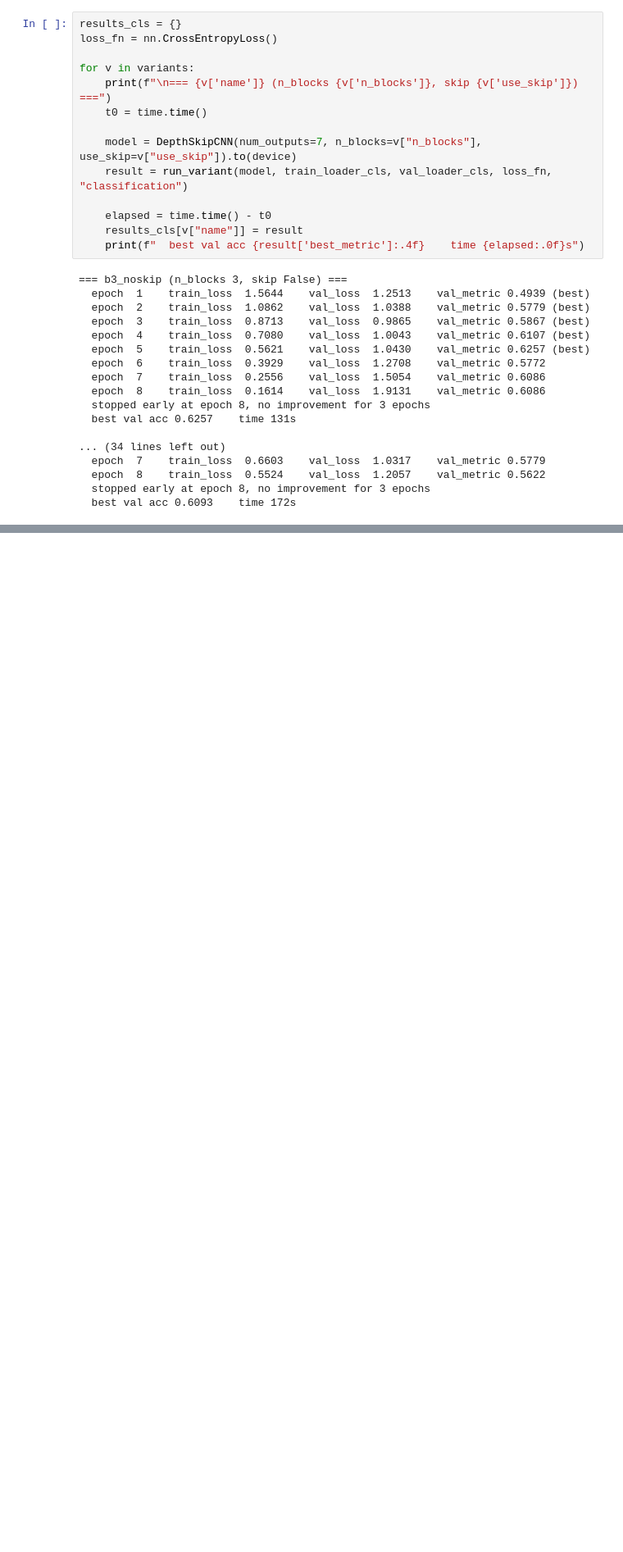
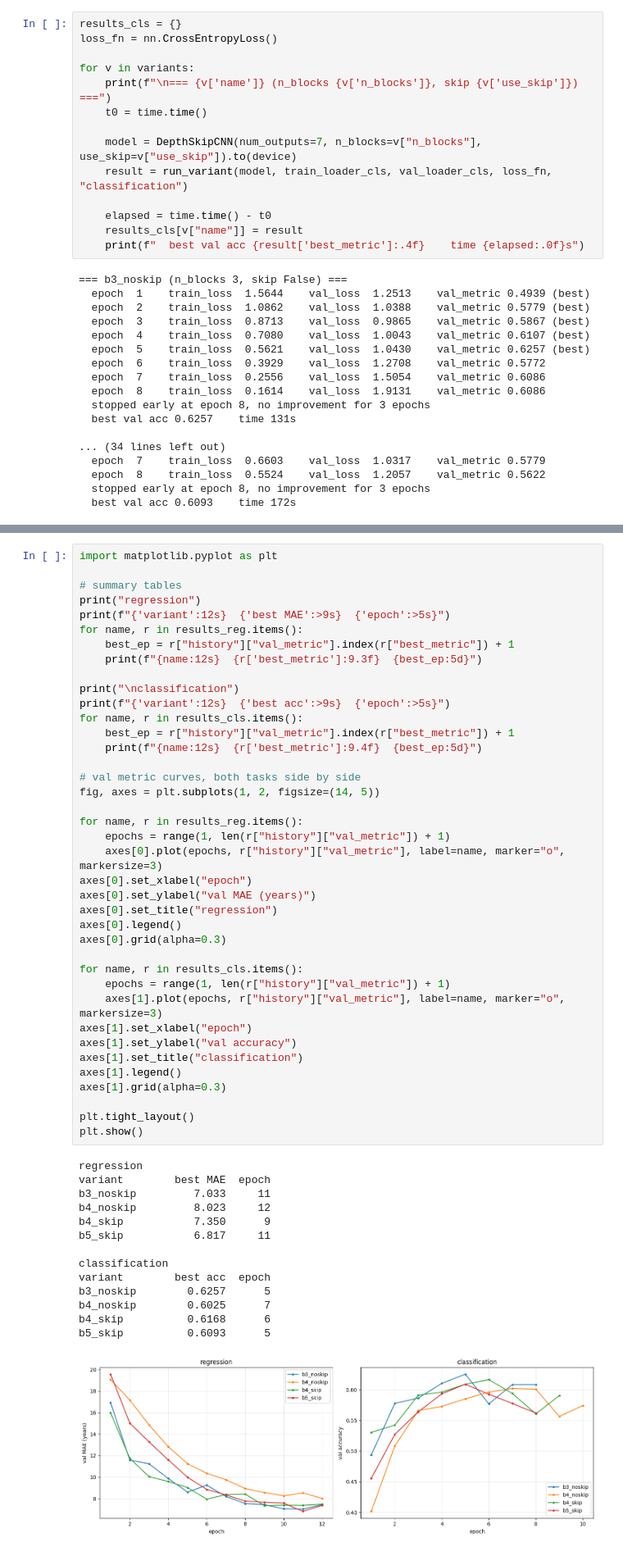
Before and after one commit to iav2002/AppliedDeepLearning, a Jupyter notebook: Part2_NetworkVariations_5.ipynb, the cells around one changed output, grey strips where cells are left out. Shown at 82% size. Saved outputs shown, nothing was run; the diff lists cells and outputs as text; blank space fills up the shorter version.

Commit message:
Plots + Saved models

```diff
--- a/Part2_NetworkVariations_5.ipynb
+++ b/Part2_NetworkVariations_5.ipynb
@@ -374,0 +377,54 @@ for v in variants:
+# %%
+import matplotlib.pyplot as plt
+
+# summary tables
+print("regression")
+print(f"{'variant':12s}  {'best MAE':>9s}  {'epoch':>5s}")
+for name, r in results_reg.items():
+    best_ep = r["history"]["val_metric"].index(r["best_metric"]) + 1
+    print(f"{name:12s}  {r['best_metric']:9.3f}  {best_ep:5d}")
+
+print("\nclassification")
+print(f"{'variant':12s}  {'best acc':>9s}  {'epoch':>5s}")
+for name, r in results_cls.items():
+    best_ep = r["history"]["val_metric"].index(r["best_metric"]) + 1
+    print(f"{name:12s}  {r['best_metric']:9.4f}  {best_ep:5d}")
+
+# val metric curves, both tasks side by side
+fig, axes = plt.subplots(1, 2, figsize=(14, 5))
+
+for name, r in results_reg.items():
+    epochs = range(1, len(r["history"]["val_metric"]) + 1)
+    axes[0].plot(epochs, r["history"]["val_metric"], label=name, marker="o", markersize=3)
+axes[0].set_xlabel("epoch")
+axes[0].set_ylabel("val MAE (years)")
+axes[0].set_title("regression")
+axes[0].legend()
+axes[0].grid(alpha=0.3)
+
+for name, r in results_cls.items():
+    epochs = range(1, len(r["history"]["val_metric"]) + 1)
+    axes[1].plot(epochs, r["history"]["val_metric"], label=name, marker="o", markersize=3)
+axes[1].set_xlabel("epoch")
+axes[1].set_ylabel("val accuracy")
+axes[1].set_title("classification")
+axes[1].legend()
+axes[1].grid(alpha=0.3)
+
+plt.tight_layout()
+plt.show()
+# %% [output]
+regression
+variant        best MAE  epoch
+b3_noskip         7.033     11
+b4_noskip         8.023     12
+b4_skip           7.350      9
+b5_skip           6.817     11
+
+classification
+variant        best acc  epoch
+b3_noskip        0.6257      5
+b4_noskip        0.6025      7
+b4_skip          0.6168      6
+b5_skip          0.6093      5
+[figure, added]
```
Also changed, not shown: parts of 3 cells of this notebook.
